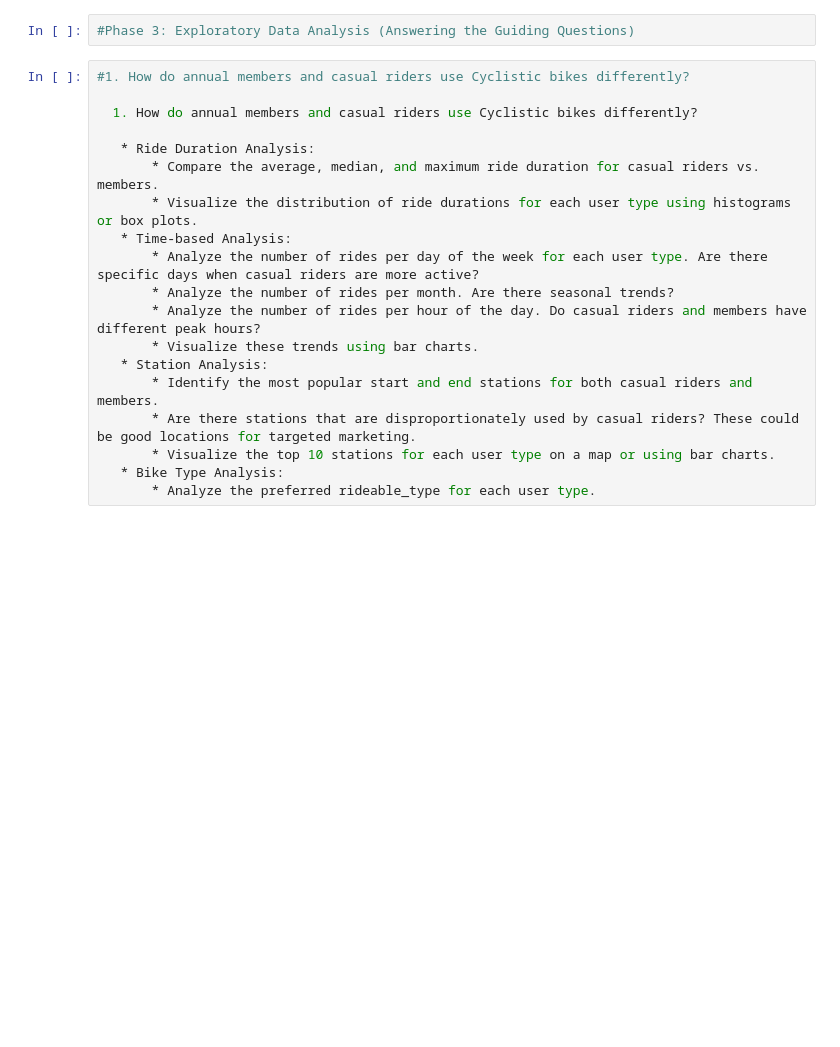
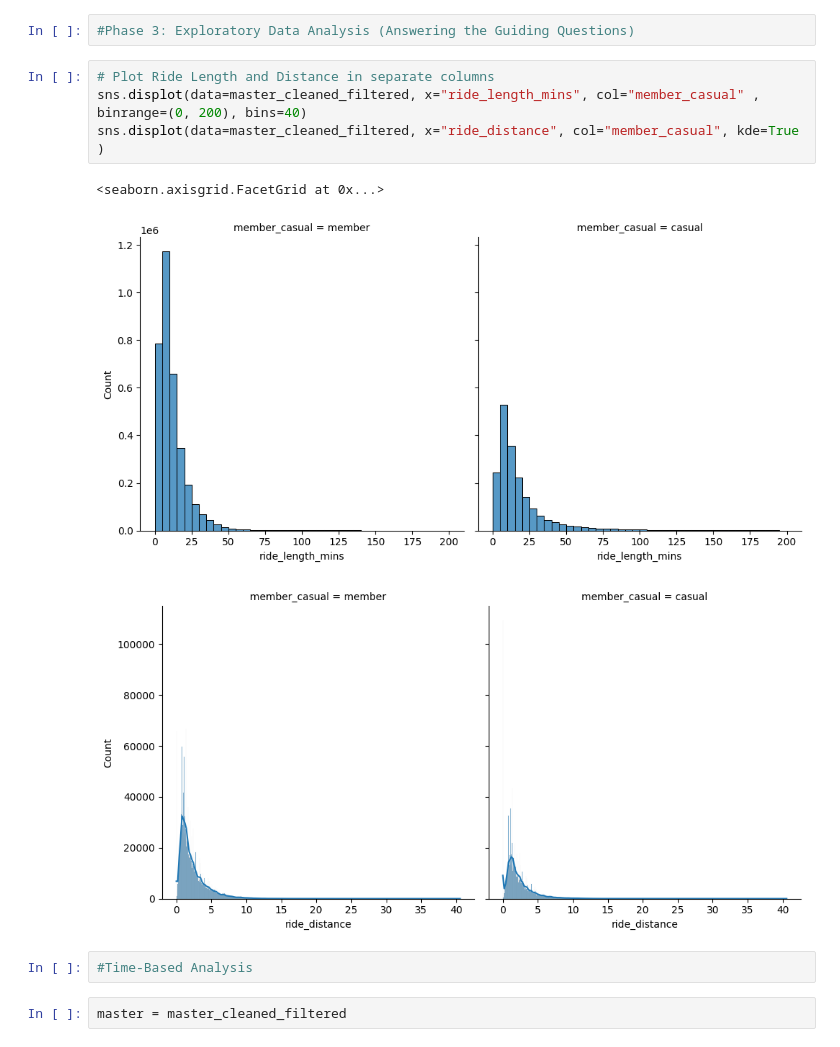
Before and after one commit to premsundar28/Cyclistic, a Jupyter notebook: master.ipynb, the cells around one changed output. Cells and saved outputs as stored; diff of their text form; blank space fills up the shorter version.

Commit message:
time based analysis completed

```diff
--- a/master.ipynb
+++ b/master.ipynb
@@ -437,22 +440,15 @@ master_cleaned_filtered.groupby('member_casual')[['ride_length_mins', 'ride_dist
 | member | 3460140.0 | 12.247067 | 20.433316 | 1.000250 | 5.274750 | 8.795900 | 14.733462 | 1439.827217 | 3460140.0 | ... |
 # %%
 #Phase 3: Exploratory Data Analysis (Answering the Guiding Questions)
-# %%
-#1. How do annual members and casual riders use Cyclistic bikes differently?
-
-  1. How do annual members and casual riders use Cyclistic bikes differently?
-
-   * Ride Duration Analysis:
-       * Compare the average, median, and maximum ride duration for casual riders vs. members.
-       * Visualize the distribution of ride durations for each user type using histograms or box plots.
-   * Time-based Analysis:
-       * Analyze the number of rides per day of the week for each user type. Are there specific days when casual riders are more active?
-       * Analyze the number of rides per month. Are there seasonal trends?
-       * Analyze the number of rides per hour of the day. Do casual riders and members have different peak hours?
-       * Visualize these trends using bar charts.
-   * Station Analysis:
-       * Identify the most popular start and end stations for both casual riders and members.
-       * Are there stations that are disproportionately used by casual riders? These could be good locations for targeted marketing.
-       * Visualize the top 10 stations for each user type on a map or using bar charts.
-   * Bike Type Analysis:
-       * Analyze the preferred rideable_type for each user type.
+# %%
+# Plot Ride Length and Distance in separate columns
+sns.displot(data=master_cleaned_filtered, x="ride_length_mins", col="member_casual" , binrange=(0, 200), bins=40)
+sns.displot(data=master_cleaned_filtered, x="ride_distance", col="member_casual", kde=True )
+# %% [output]
+<seaborn.axisgrid.FacetGrid at 0x...>
+[figure, added]
+[figure, added]
+# %%
+#Time-Based Analysis
+# %%
+master = master_cleaned_filtered
```
Also changed, not shown: parts of 8 cells of this notebook, 10 other files.
